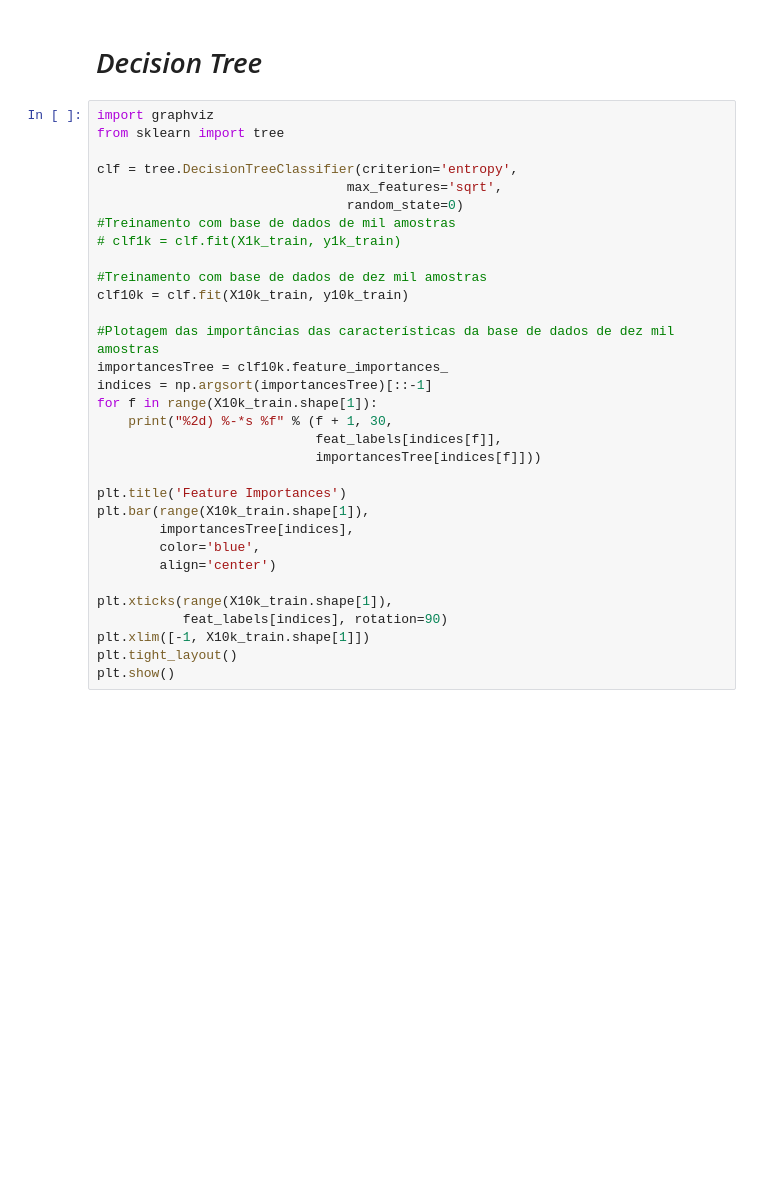
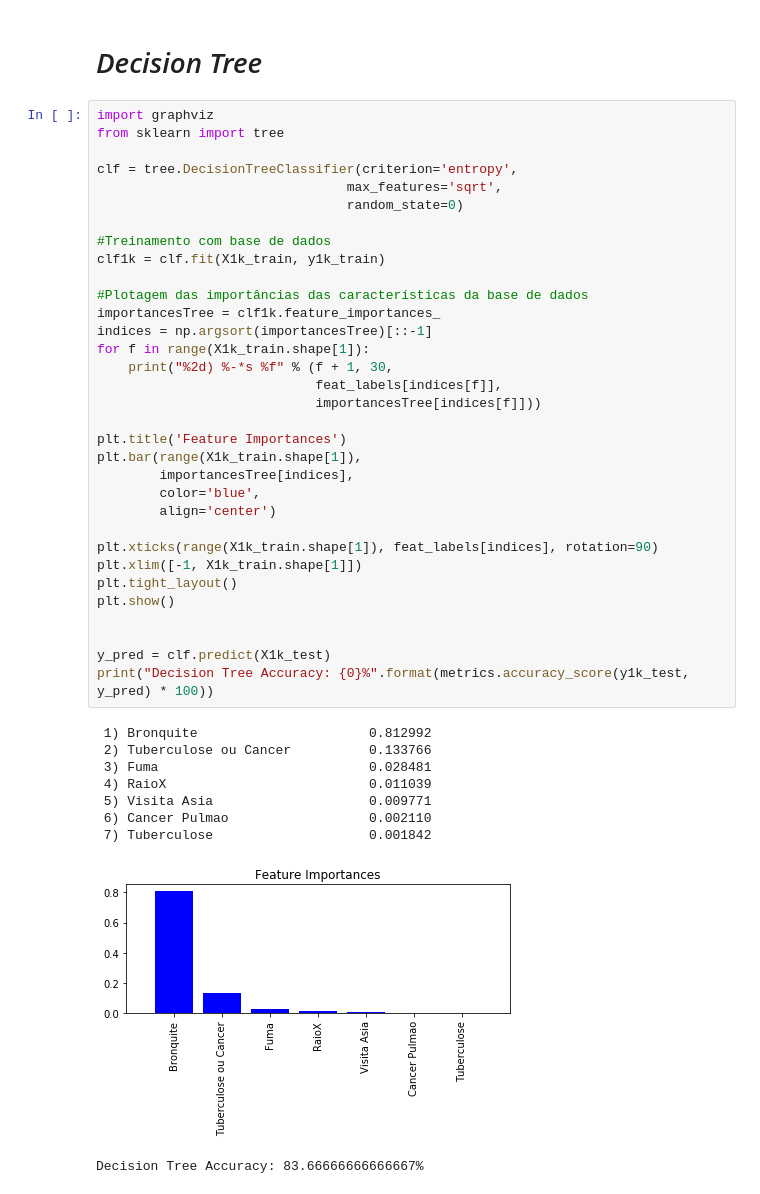
Before and after one commit to AkioCode/IAProjeto2, a Jupyter notebook: codes/arvores decisao/arvore_IA.ipynb, the cells around one changed output. Drawn from its saved outputs; the diff is of its cells as text; blank space fills up the shorter version.

```diff
--- a/codes/arvores decisao/arvore_IA.ipynb
+++ b/codes/arvores decisao/arvore_IA.ipynb
@@ -84,34 +104,45 @@ plt.show()
 # %%
 import graphviz
 from sklearn import tree
 
 clf = tree.DecisionTreeClassifier(criterion='entropy',
                                 max_features='sqrt',
                                 random_state=0)
-#Treinamento com base de dados de mil amostras
-# clf1k = clf.fit(X1k_train, y1k_train)
 
-#Treinamento com base de dados de dez mil amostras
-clf10k = clf.fit(X10k_train, y10k_train)
+#Treinamento com base de dados
+clf1k = clf.fit(X1k_train, y1k_train)
 
-#Plotagem das importâncias das características da base de dados de dez mil amostras
-importancesTree = clf10k.feature_importances_
+#Plotagem das importâncias das características da base de dados
+importancesTree = clf1k.feature_importances_
 indices = np.argsort(importancesTree)[::-1]
-for f in range(X10k_train.shape[1]):
+for f in range(X1k_train.shape[1]):
     print("%2d) %-*s %f" % (f + 1, 30,
                             feat_labels[indices[f]],
                             importancesTree[indices[f]]))
 
 plt.title('Feature Importances')
-plt.bar(range(X10k_train.shape[1]),
+plt.bar(range(X1k_train.shape[1]),
         importancesTree[indices],
         color='blue',
         align='center')
 
-plt.xticks(range(X10k_train.shape[1]),
-           feat_labels[indices], rotation=90)
-plt.xlim([-1, X10k_train.shape[1]])
+plt.xticks(range(X1k_train.shape[1]), feat_labels[indices], rotation=90)
+plt.xlim([-1, X1k_train.shape[1]])
 plt.tight_layout()
 plt.show()
+
+
+y_pred = clf.predict(X1k_test)
+print("Decision Tree Accuracy: {0}%".format(metrics.accuracy_score(y1k_test, y_pred) * 100))
+# %% [output]
+ 1) Bronquite                      0.812992
+ 2) Tuberculose ou Cancer          0.133766
+ 3) Fuma                           0.028481
+ 4) RaioX                          0.011039
+ 5) Visita Asia                    0.009771
+ 6) Cancer Pulmao                  0.002110
+ 7) Tuberculose                    0.001842
+[figure, added]
+Decision Tree Accuracy: 83.66666666666667%
 # %%
 #Utilização da biblioteca graphviz para desenhar a árvore de decisão
```
Also changed, not shown: parts of 5 cells of this notebook, 3 other files.
